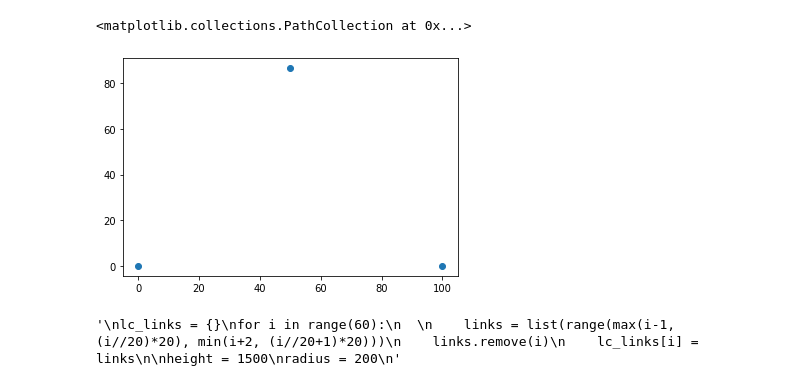
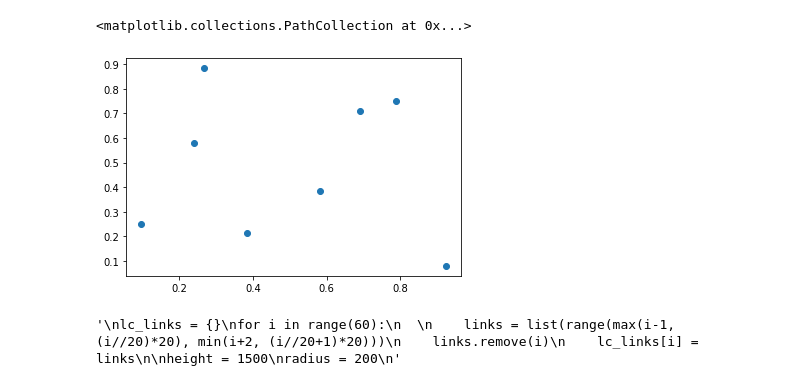
Before and after one commit to pone-software/hyperion, a Jupyter notebook: eval_nn_tres_param.ipynb, the cells around one changed output. Saved outputs shown, nothing was run; the diff lists cells and outputs as text; code cells hidden in the pictures.

```diff
--- a/eval_nn_tres_param.ipynb
+++ b/eval_nn_tres_param.ipynb
@@ -44,6 +61,11 @@ from torch.autograd.functional import hessian, jacobian
-# %%
-plt.scatter([0, 100, 50], [0, 0, np.sqrt(3)/2 * 100])
-# %% [output]
-<matplotlib.collections.PathCollection at 0x...>
-[figure, removed]
+# %%
+from scipy.stats import qmc
+
+sampler = qmc.Sobol(d=2, scramble=True)
+
+sample = sampler.random_base2(m=3)
+plt.scatter(sample[:, 0], sample[:, 1])
+# %% [output]
+<matplotlib.collections.PathCollection at 0x...>
+[figure, added]
 # %%
```
Also changed, not shown: parts of 51 cells of this notebook, 9 other files.
